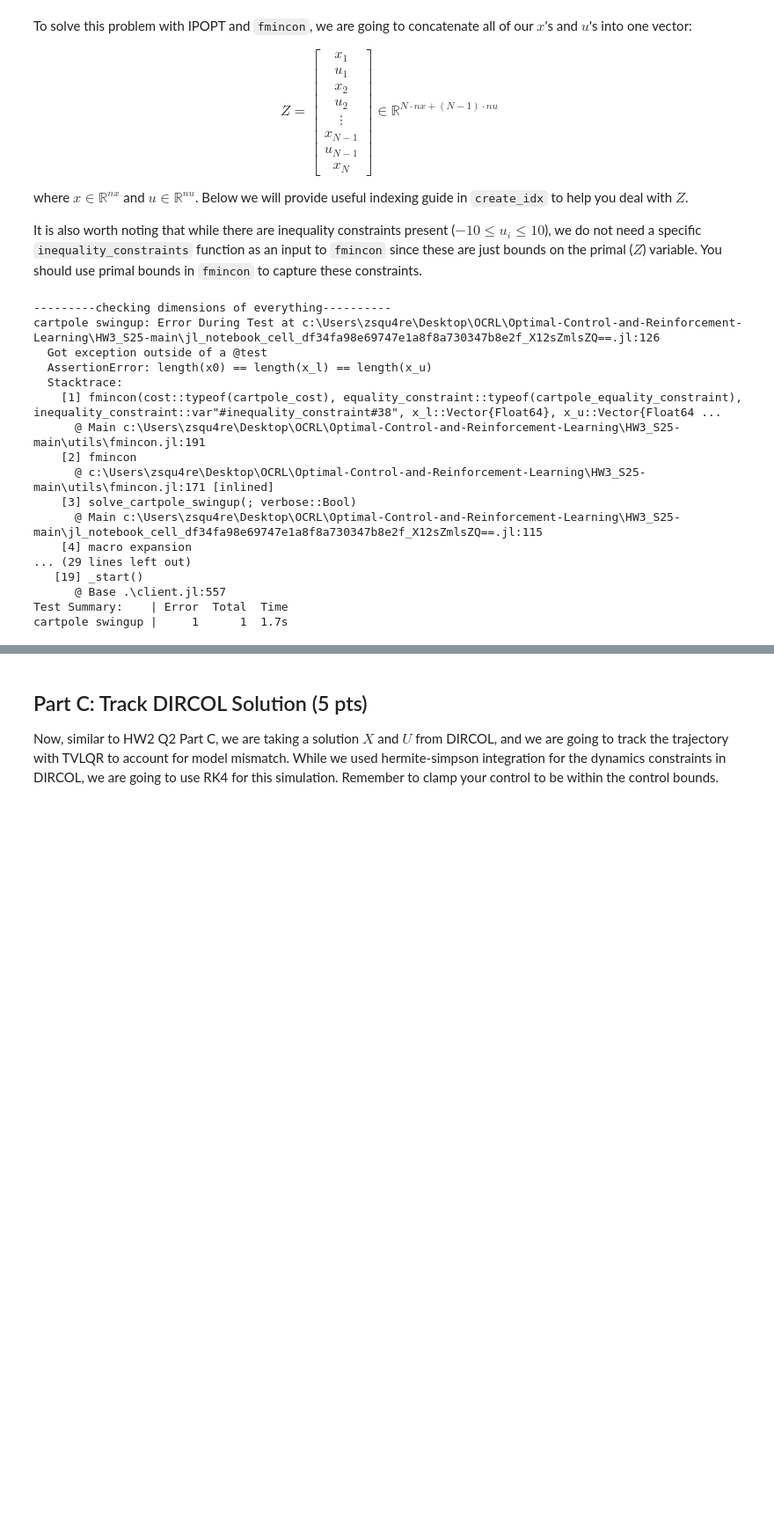
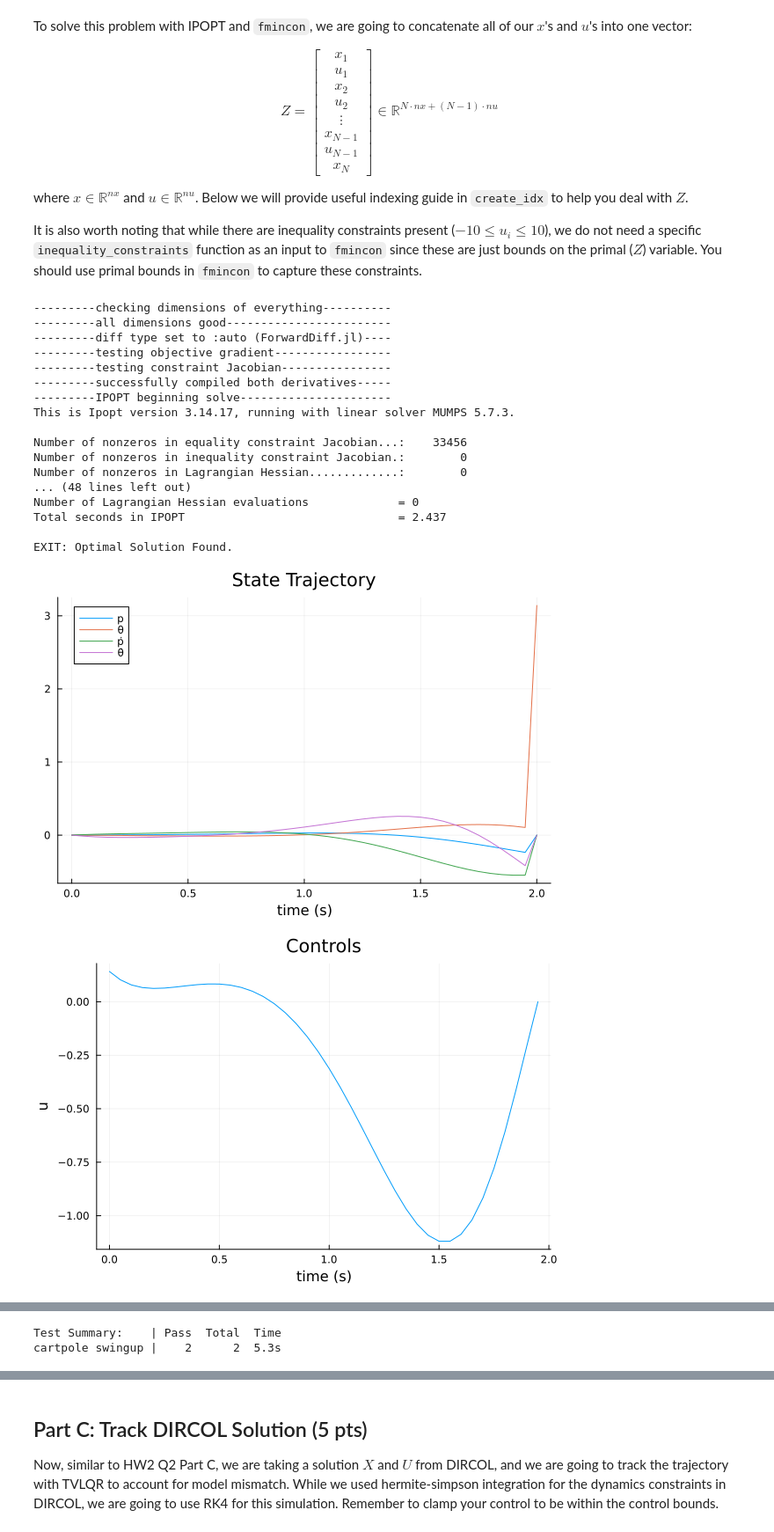
Before and after one commit to zsqu4re/Optimal-Control-and-Reinforcement-Learning, a Jupyter notebook: HW3_S25-main/Q1.ipynb, the cells around one changed output, grey strips where cells are left out. Shown at 88% size. Cells and saved outputs as stored; diff of their text form; code cells hidden in the pictures; blank space fills up the shorter version.

```diff
--- a/HW3_S25-main/Q1.ipynb
+++ b/HW3_S25-main/Q1.ipynb
@@ -246,7 +230,7 @@ function dynamics(params::NamedTuple, x::Vector, u)
 end
 function hermite_simpson(params::NamedTuple, x1::Vector, x2::Vector, u, dt::Real)::Vector
     # TODO: input hermite simpson implicit integrator residual
-    xmid = 0.5 * (x1 + x2) + (dt / 8) * (dynamics(params, x1, u) - dynamics(params, x2, u))
+    xmid = 0.5 * (x1 + x2) - (dt / 8) * (dynamics(params, x1, u) - dynamics(params, x2, u))
     f1 = dynamics(params, x1, u)
     fmid = dynamics(params, xmid, u)
     f2 = dynamics(params, x2, u)
@@ -289,15 +273,17 @@ function cartpole_cost(params::NamedTuple, Z::Vector)::Real
     Q, R, Qf = params.Q, params.R, params.Qf
 
     # TODO: input cartpole LQR cost
-
     J = 0
     for i = 1:(N-1)
         xi = Z[idx.x[i]]
         ui = Z[idx.u[i]]
 
-        J += 0
+        J += 0.5 * (xi - xg)' * Q * (xi - xg) + 0.5 * ui' * R * ui
+    end
 
-    end
+    # terminal cost
+    xN = Z[idx.x[N]]
+    J += 0.5 * (xN - xg)' * Qf * (xN - xg)
 
     # dont forget terminal cost
 
@@ -313,12 +299,12 @@ function cartpole_dynamics_constraints(params::NamedTuple, Z::Vector)::Vector
     c = zeros(eltype(Z), idx.nc)
 
     for i = 1:(N-1)
-        xi = Z[idx.x[i]]
-        ui = Z[idx.u[i]]
-        xip1 = Z[idx.x[i+1]]
+        x1 = Z[idx.x[i]]
+        u = Z[idx.u[i]]
+        x2 = Z[idx.x[i+1]]
 
         # TODO: hermite simpson
-        c[idx.c[i]] = zeros(4)
+        c[idx.c[i]] = hermite_simpson(params, x1, x2, u, dt)
     end
     return c
 end
@@ -327,9 +313,12 @@ function cartpole_equality_constraint(params::NamedTuple, Z::Vector)::Vector
     N, idx, xic, xg = params.N, params.idx, params.xic, params.xg
 
     # TODO: return all of the equality constraints
+    c = zeros(eltype(Z), idx.nc + 4)
+    c[1:4] = Z[idx.x[1]] - xic
+    c[5:end] = cartpole_dynamics_constraints(params, Z)
+    c[end-3:end] = Z[idx.x[N]] - xg
+    return c
 
-
-    return zeros(10) # 10 is an arbitrary number
 end
 
 function solve_cartpole_swingup(;verbose=true)
@@ -358,9 +347,14 @@ function solve_cartpole_swingup(;verbose=true)
     params = (Q = Q, R = R, Qf = Qf, xic = xic, xg = xg, dt = dt, N = N, idx = idx,mc = 1.0, mp = 0.2, l = 0.5)
 
     # TODO: primal bounds
-    x_l =
-    x_u =
+    x_l = -Inf * ones(idx.nz)
+    x_u = Inf * ones(idx.nz)
 
+    # control bounds
+    for i = 1:(N-1)
+        x_l[idx.u[i]] .= -10
+        x_u[idx.u[i]] .= 10
+    end
 
 
     # inequality constraint bounds (this is what we do when we have no inequality constraints)
@@ -383,46 +377,48 @@ function solve_cartpole_swingup(;verbose=true)
                 tol = 1e-6, c_tol = 1e-6, max_iters = 10_000, verbose = verbose)
 
     # pull the X and U solutions out of Z
     X = [Z[idx.x[i]] for i = 1:N]
     U = [Z[idx.u[i]] for i = 1:(N-1)]
 
     return X, U, t_vec, params
 end
 
 @testset "cartpole swingup" begin
 
     X, U, t_vec = solve_cartpole_swingup(verbose=true)
 
 
     # --------------testing------------------
     @test isapprox(X[1],zeros(4), atol = 1e-4)
     @test isapprox(X[end], [0,pi,0,0], atol = 1e-4)
     Xm = hcat(X...)
     Um = hcat(U...)
 
     # --------------plotting-----------------
     display(plot(t_vec, Xm', label = ["p" "θ" "ṗ" "θ̇"], xlabel = "time (s)", title = "State Trajectory"))
     display(plot(t_vec[1:end-1],Um',label="",xlabel = "time (s)", ylabel = "u",title = "Controls"))
 
     # meshcat animation
     display(animate_cartpole(X, 0.05))
 
 end
 # %% [output]
 ---------checking dimensions of everything----------
-cartpole swingup: Error During Test at c:\Users\zsqu4re\Desktop\OCRL\Optimal-Control-and-Reinforcement-Learning\HW3_S25-main\jl_notebook_cell_df34fa98e69747e1a8f8a730347b8e2f_X12sZmlsZQ==.jl:126
-  Got exception outside of a @test
-  AssertionError: length(x0) == length(x_l) == length(x_u)
-  Stacktrace:
-    [1] fmincon(cost::typeof(cartpole_cost), equality_constraint::typeof(cartpole_equality_constraint), inequality_constraint::var"#inequality_constraint#38", x_l::Vector{Float64}, x_u::Vector{Float64 ...
-      @ Main c:\Users\zsqu4re\Desktop\OCRL\Optimal-Control-and-Reinforcement-Learning\HW3_S25-main\utils\fmincon.jl:191
-    [2] fmincon
-      @ c:\Users\zsqu4re\Desktop\OCRL\Optimal-Control-and-Reinforcement-Learning\HW3_S25-main\utils\fmincon.jl:171 [inlined]
-    [3] solve_cartpole_swingup(; verbose::Bool)
-      @ Main c:\Users\zsqu4re\Desktop\OCRL\Optimal-Control-and-Reinforcement-Learning\HW3_S25-main\jl_notebook_cell_df34fa98e69747e1a8f8a730347b8e2f_X12sZmlsZQ==.jl:115
-    [4] macro expansion
-... (29 lines left out)
-   [19] _start()
-      @ Base .\client.jl:557
-Test Summary:    | Error  Total  Time
-cartpole swingup |     1      1  1.7s
+---------all dimensions good------------------------
+---------diff type set to :auto (ForwardDiff.jl)----
+---------testing objective gradient-----------------
+---------testing constraint Jacobian----------------
+---------successfully compiled both derivatives-----
+---------IPOPT beginning solve----------------------
+This is Ipopt version 3.14.17, running with linear solver MUMPS 5.7.3.
+
+Number of nonzeros in equality constraint Jacobian...:    33456
+Number of nonzeros in inequality constraint Jacobian.:        0
+Number of nonzeros in Lagrangian Hessian.............:        0
+... (48 lines left out)
+Number of Lagrangian Hessian evaluations             = 0
+Total seconds in IPOPT                               = 2.437
+
+EXIT: Optimal Solution Found.
+[figure, added]
+[figure, added]
@@ -429,0 +431,2 @@ TestSetException: Some tests did not pass: 0 passed, 0 failed, 1 errored, 0 brok
+Test Summary:    | Pass  Total  Time
+cartpole swingup |    2      2  5.3s
```
Also changed, not shown: parts of 4 cells of this notebook, 1 other file.
